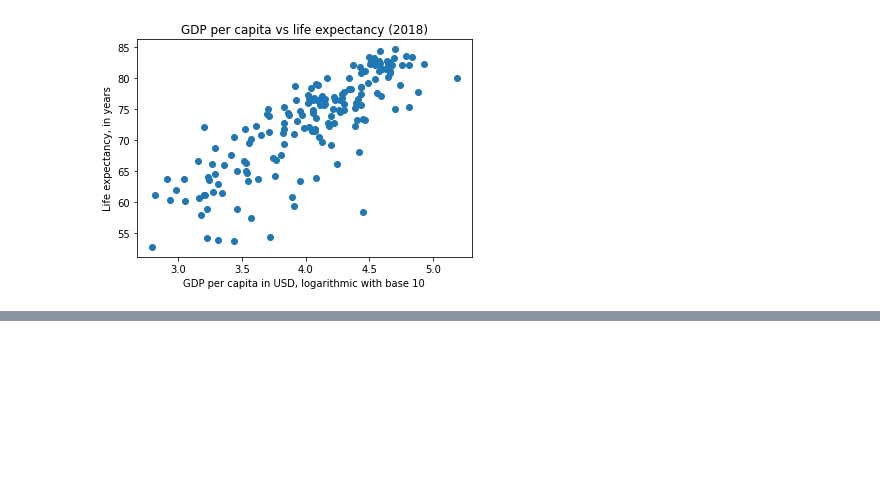
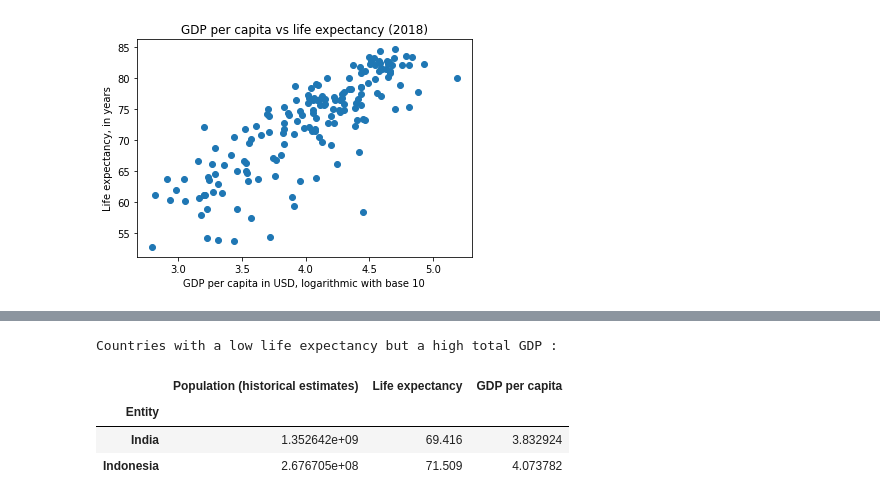
Before and after one commit to RomainTHD-UniStuff/DAT405_Introduction_to_Data_Science_and_AI, a Jupyter notebook: Assignment_1/Assignment_1.ipynb, the cells around one changed output, grey strips where cells are left out. Cells and saved outputs as stored; diff of their text form; code cells hidden in the pictures; blank space fills up the shorter version.

```diff
--- a/Assignment_1/Assignment_1.ipynb
+++ b/Assignment_1/Assignment_1.ipynb
@@ -87,0 +133,13 @@ Countries with a life expectancy higher than one standard deviation above the me
+# %%
+deviationTotalGDP = np.std(table[GDPCol] * table[populationCol])
+meanTotalGDP = np.mean(table[GDPCol] * table[populationCol])
+rowsBelowAverage = table[ (table[lifeCol] < meanLife) & (table[GDPCol] * table[populationCol] > meanTotalGDP + deviationTotalGDP) ]
+
+print("Countries with a low life expectancy but a high total GDP :")
+rowsBelowAverage
+# %% [output]
+Countries with a low life expectancy but a high total GDP :
+|  | Population (historical estimates) | Life expectancy | GDP per capita |
+| Entity |  |  |  |
+| India | 1.352642e+09 | 69.416 | 3.832924 |
+| Indonesia | 2.676705e+08 | 71.509 | 4.073782 |
```
Also changed, not shown: parts of 9 cells of this notebook, 2 other files.
